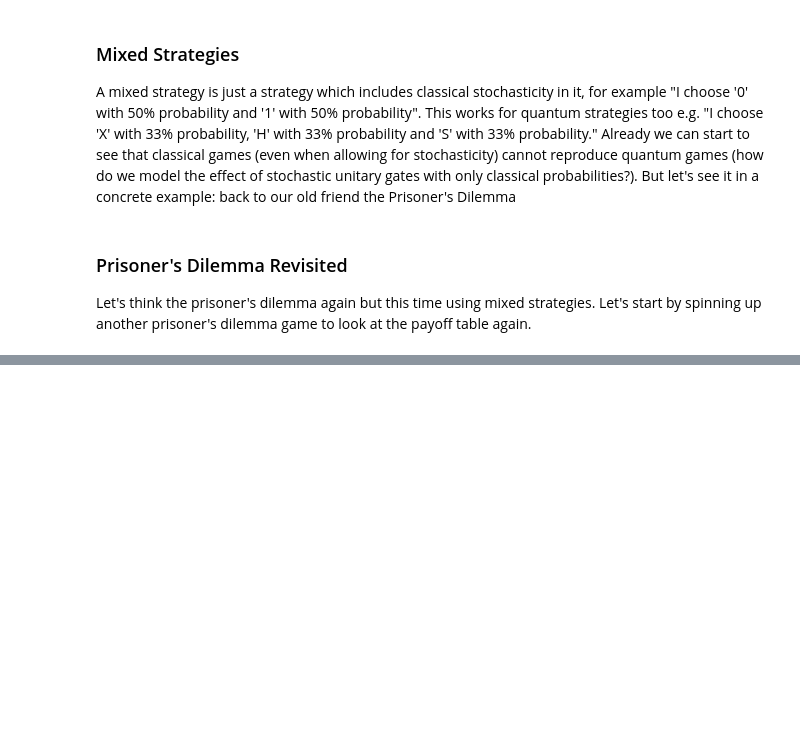
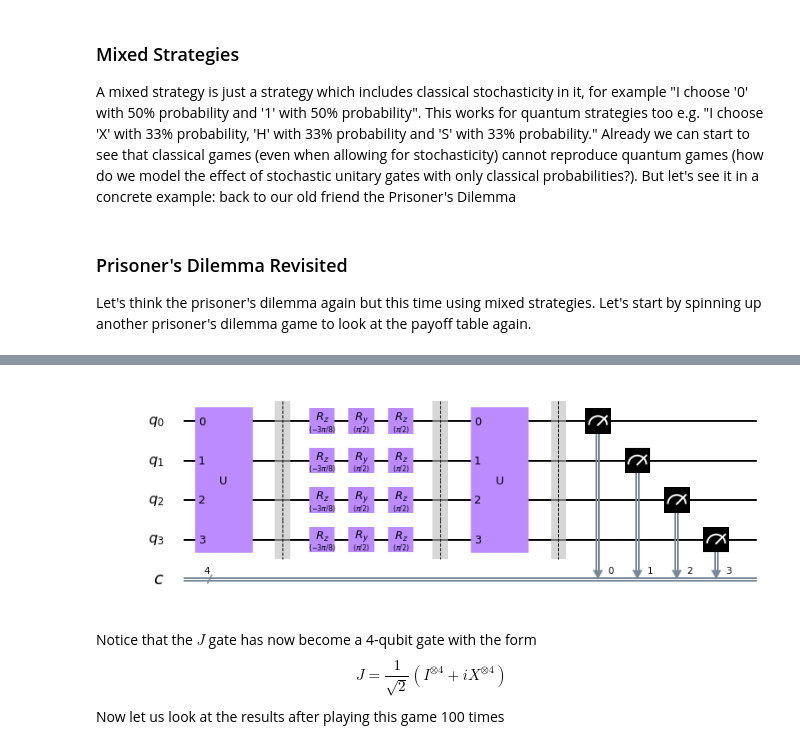
Before and after one commit to desireevl/quantum-game-theory, a Jupyter notebook: quantum_game_theory.ipynb, the cells around one changed output, grey strips where cells are left out. Drawn from its saved outputs; the diff is of its cells as text; code cells hidden in the pictures; blank space fills up the shorter version.

```diff
--- a/quantum_game_theory.ipynb
+++ b/quantum_game_theory.ipynb
@@ -393,0 +485,3 @@ Get in touch with us!
+# %%
+minority_game = Game('4-minority', protocol="Classical")
+minority_game.display_payoffs()
@@ -393,0 +512,14 @@ Get in touch with us!
+# %%
+minority_game.set_protocol("EWL")
+P1_strategy = ['Rz1', 'Ry1', 'Rz2']
+P2_strategy = ['Rz1', 'Ry1', 'Rz2']
+P3_strategy = ['Rz1', 'Ry1', 'Rz2']
+P4_strategy = ['Rz1', 'Ry1', 'Rz2']
+combined_strategies = [P1_strategy, P2_strategy, P3_strategy, P4_strategy]
+outcomes, results = minority_game.play_game(combined_strategies, n_times=100)
+minority_game._quantum_game.circ.draw(output='mpl')
+# %% [output]
+[figure, added]
+# %% [markdown]
+Notice that the $J$ gate has now become a 4-qubit gate with the form $$J = \frac{1}{\sqrt{2}} (I^{\otimes 4} + iX^{\otimes 4})$$
+Now let us look at the results after playing this game 100 times
```
Also changed, not shown: parts of 53 cells of this notebook, 2 other files.
